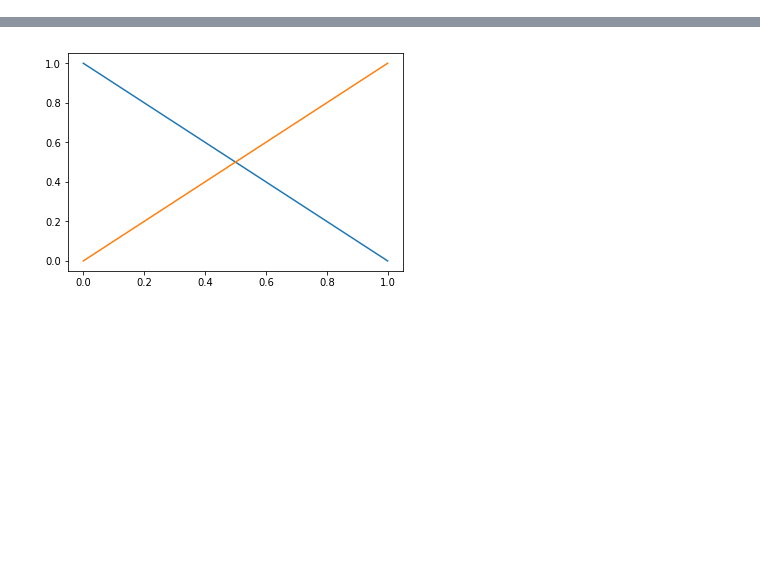
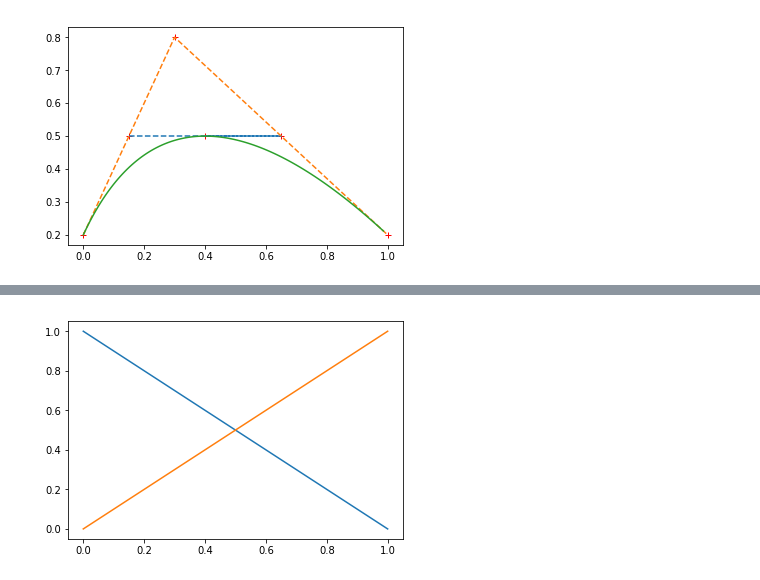
Before and after one commit to adhishagc/bezier-curve-python, a Jupyter notebook: Bezier_Curve_Representation.ipynb, the cells around one changed output, grey strips where cells are left out. Drawn from its saved outputs; the diff is of its cells as text; code cells hidden in the pictures; blank space fills up the shorter version.

```diff
--- a/Bezier_Curve_Representation.ipynb
+++ b/Bezier_Curve_Representation.ipynb
@@ -147,3 +84,7 @@ ax.scatter3D(x_range,y_range, y_range, c=y_range, cmap='Greens');
+# %%
+plot_manual_bezier()
+# %% [output]
+[figure, added]
 # %%
 #Generating Bernstein t function
 def B(n,t):
```
Also changed, not shown: parts of 27 cells of this notebook.
